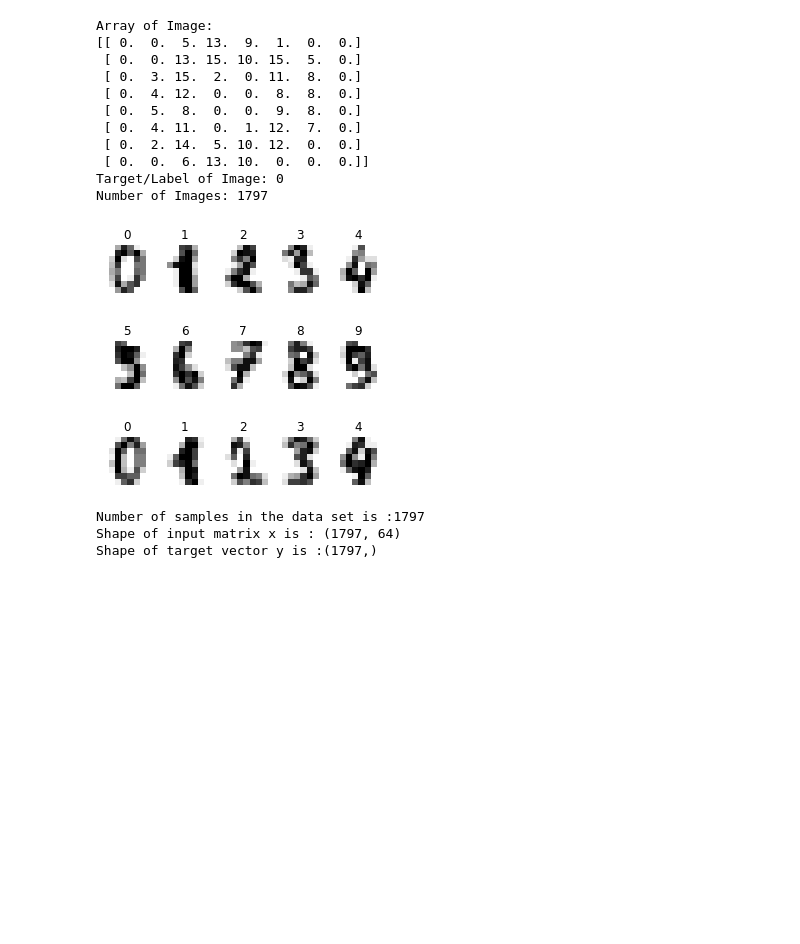
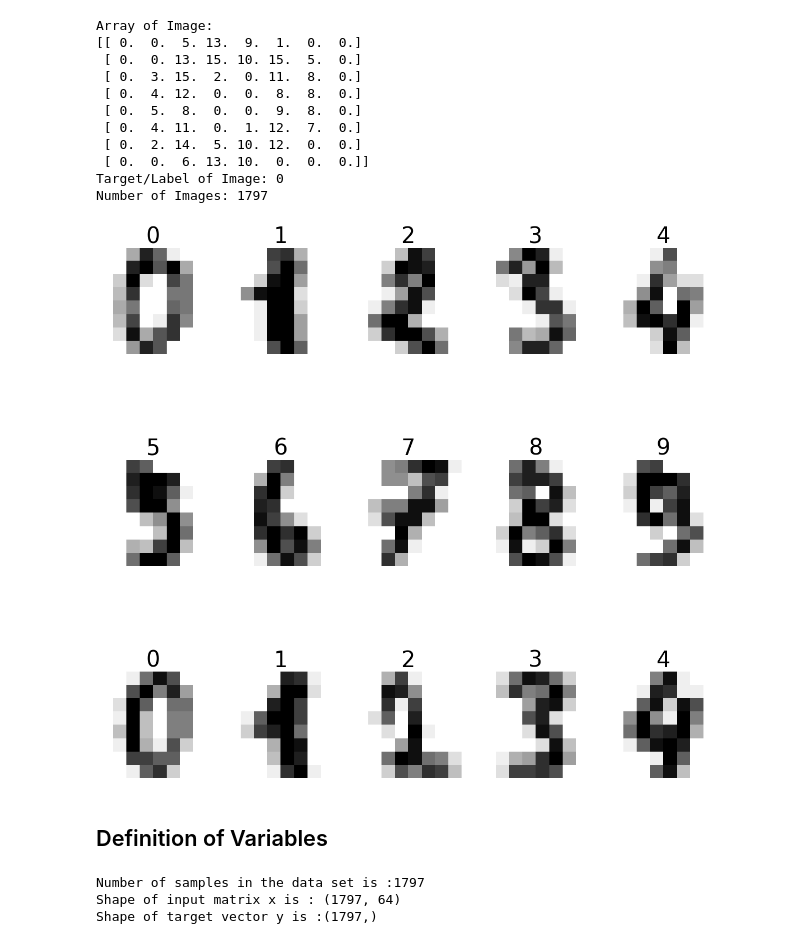
Before and after one commit to AndelasOne/CNN_Number_Recognition, a Jupyter notebook: number_recognition.ipynb, the cells around one changed output. Saved outputs shown, nothing was run; the diff lists cells and outputs as text; code cells hidden in the pictures; blank space fills up the shorter version.

```diff
--- a/number_recognition.ipynb
+++ b/number_recognition.ipynb
@@ -92,11 +46,11 @@ Target/Label of Image: 0
 Number of Images: 1797
 # %%
 images_and_labels=list(zip(number_data.images,number_data.target))
-plt.figure(figsize=(5,5))
+plt.figure(figsize=(20,20))
 for index,(image,label) in enumerate(images_and_labels[:15]):
     plt.subplot(3,5,index+1)
     plt.axis('off')
-    plt.imshow(image,cmap="gray_r",interpolation='nearest')
-    plt.title('%i' % label)
+    plt.imshow(image,cmap="gray_r")
+    plt.title('%i' % label, fontsize=40)
 # %% [output]
-[figure, old version]
+[figure, new version]
@@ -105,3 +57,5 @@ for index,(image,label) in enumerate(images_and_labels[:15]):
+# %% [markdown]
+## Definition of Variables
 # %%
 # Number of samples in the data set
 n_samples=len(number_data.images)
```
Also changed, not shown: parts of 32 cells of this notebook, 8 other files.
